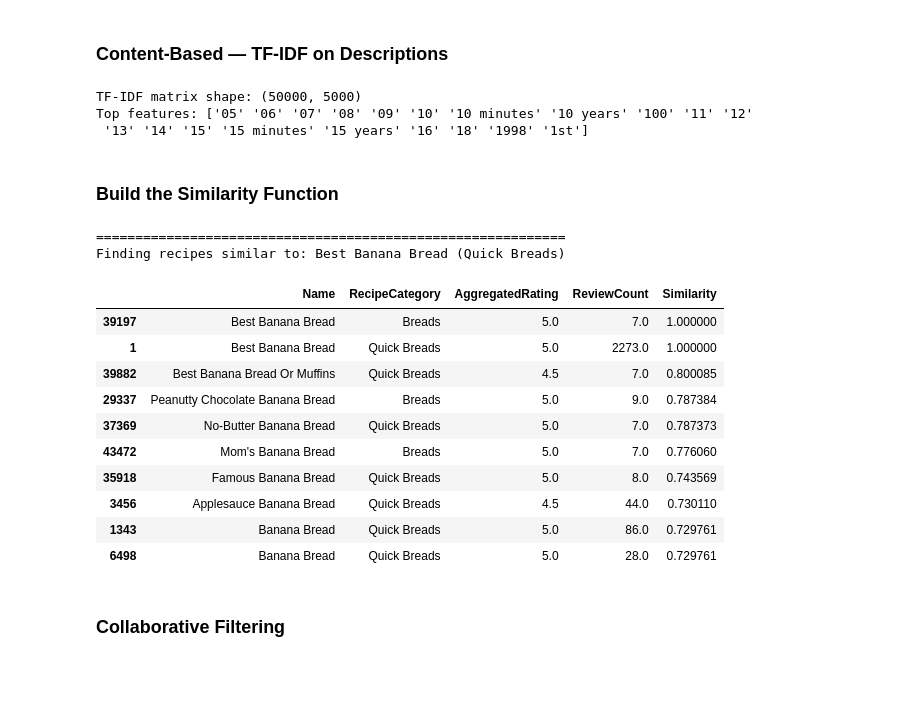
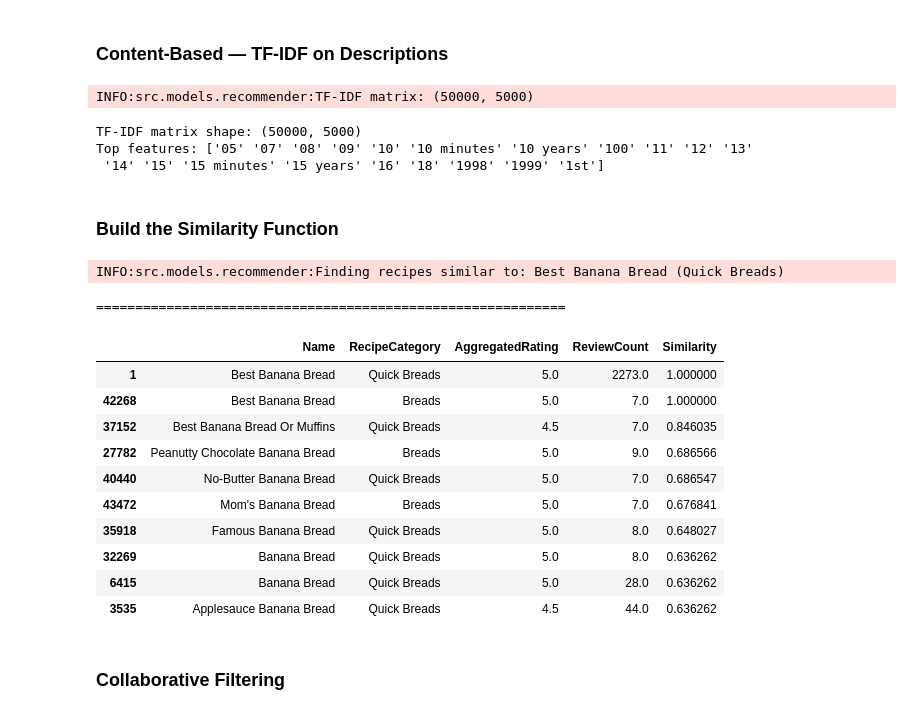
Before and after one commit to EhtishamAziz01/RecipeIQ, a Jupyter notebook: notebooks/04_recommender.ipynb, the cells around one changed output. Cells and saved outputs as stored; diff of their text form; code cells hidden in the pictures; blank space fills up the shorter version.

```diff
--- a/notebooks/04_recommender.ipynb
+++ b/notebooks/04_recommender.ipynb
@@ -50,66 +40,32 @@ Sample description: I searched and finally found this recipe on the internet. It
 # %% [markdown]
 ### Content-Based — TF-IDF on Descriptions
 # %%
-# Build TF-IDF matrix
-tfidf = TfidfVectorizer(
-    max_features=5000,      # Top 5000 most common terms
-    stop_words="english",   # Remove "the", "a", etc.
-    ngram_range=(1, 2),     # Single words + bigrams ("olive oil")
-)
-
-tfidf_matrix = tfidf.fit_transform(recipes["Description"].fillna(""))
+tfidf, tfidf_matrix = build_tfidf(recipes)
 print(f"TF-IDF matrix shape: {tfidf_matrix.shape}")
 print(f"Top features: {tfidf.get_feature_names_out()[:20]}")
 # %% [output]
-TF-IDF matrix shape: (50000, 5000)
-Top features: ['05' '06' '07' '08' '09' '10' '10 minutes' '10 years' '100' '11' '12'
- '13' '14' '15' '15 minutes' '15 years' '16' '18' '1998' '1st']
+INFO:src.models.recommender:TF-IDF matrix: (50000, 5000)
+TF-IDF matrix shape: (50000, 5000)
+Top features: ['05' '07' '08' '09' '10' '10 minutes' '10 years' '100' '11' '12' '13'
+ '14' '15' '15 minutes' '15 years' '16' '18' '1998' '1999' '1st']
 # %% [markdown]
 ### Build the Similarity Function
-# %%
-def recommend_similar(recipe_name, n=10):
-    """
-    Find n recipes most similar to the given recipe, based on ingredients.
-    """
-
-    # Find the recipe
-    matches = recipes[recipes["Name"].str.contains(recipe_name, case=False, na=False)]
-    if matches.empty:
-        print(f"No recipe found matching '{recipe_name}'")
-        return pd.DataFrame()
-
-    idx = matches.index[0]  # Use the first match
-    recipe = recipes.loc[idx]
-    print(f"Finding recipes similar to: {recipe['Name']} ({recipe['RecipeCategory']})")
-
-    # Compute cosine similarity between this recipe and all others
-    similarities = cosine_similarity(tfidf_matrix[idx:idx+1], tfidf_matrix).flatten()
-
-    # Get top-n most similar (excluding the recipe itself)
-    similar_indices = similarities.argsort()[::-1][1:n+1]
-
-    results = recipes.iloc[similar_indices][["Name", "RecipeCategory", "AggregatedRating", "ReviewCount"]].copy()
-    results["Similarity"] = similarities[similar_indices]
-
-    return results
-
-
-# Test it
-print("="*60)
-recommend_similar("Banana Bread", n=10)
-# %% [output]
-============================================================
-Finding recipes similar to: Best Banana Bread (Quick Breads)
-|  | Name | RecipeCategory | AggregatedRating | ReviewCount | Similarity |
-| 39197 | Best Banana Bread | Breads | 5.0 | 7.0 | 1.000000 |
-| 1 | Best Banana Bread | Quick Breads | 5.0 | 2273.0 | 1.000000 |
-| 39882 | Best Banana Bread Or Muffins | Quick Breads | 4.5 | 7.0 | 0.800085 |
-| 29337 | Peanutty Chocolate Banana Bread | Breads | 5.0 | 9.0 | 0.787384 |
-| 37369 | No-Butter Banana Bread | Quick Breads | 5.0 | 7.0 | 0.787373 |
-| 43472 | Mom's Banana Bread | Breads | 5.0 | 7.0 | 0.776060 |
-| 35918 | Famous Banana Bread | Quick Breads | 5.0 | 8.0 | 0.743569 |
-| 3456 | Applesauce Banana Bread | Quick Breads | 4.5 | 44.0 | 0.730110 |
-| 1343 | Banana Bread | Quick Breads | 5.0 | 86.0 | 0.729761 |
-| 6498 | Banana Bread | Quick Breads | 5.0 | 28.0 | 0.729761 |
+# %%
+print("=" * 60)
+recommend_similar("Banana Bread", recipes, tfidf_matrix, n=10)
+# %% [output]
+INFO:src.models.recommender:Finding recipes similar to: Best Banana Bread (Quick Breads)
+============================================================
+|  | Name | RecipeCategory | AggregatedRating | ReviewCount | Similarity |
+| 1 | Best Banana Bread | Quick Breads | 5.0 | 2273.0 | 1.000000 |
+| 42268 | Best Banana Bread | Breads | 5.0 | 7.0 | 1.000000 |
+| 37152 | Best Banana Bread Or Muffins | Quick Breads | 4.5 | 7.0 | 0.846035 |
+| 27782 | Peanutty Chocolate Banana Bread | Breads | 5.0 | 9.0 | 0.686566 |
+| 40440 | No-Butter Banana Bread | Quick Breads | 5.0 | 7.0 | 0.686547 |
+| 43472 | Mom's Banana Bread | Breads | 5.0 | 7.0 | 0.676841 |
+| 35918 | Famous Banana Bread | Quick Breads | 5.0 | 8.0 | 0.648027 |
+| 32269 | Banana Bread | Quick Breads | 5.0 | 8.0 | 0.636262 |
+| 6415 | Banana Bread | Quick Breads | 5.0 | 28.0 | 0.636262 |
+| 3535 | Applesauce Banana Bread | Quick Breads | 4.5 | 44.0 | 0.636262 |
 # %% [markdown]
 ### Collaborative Filtering
```
Also changed, not shown: parts of 11 cells of this notebook, 6 other files.
